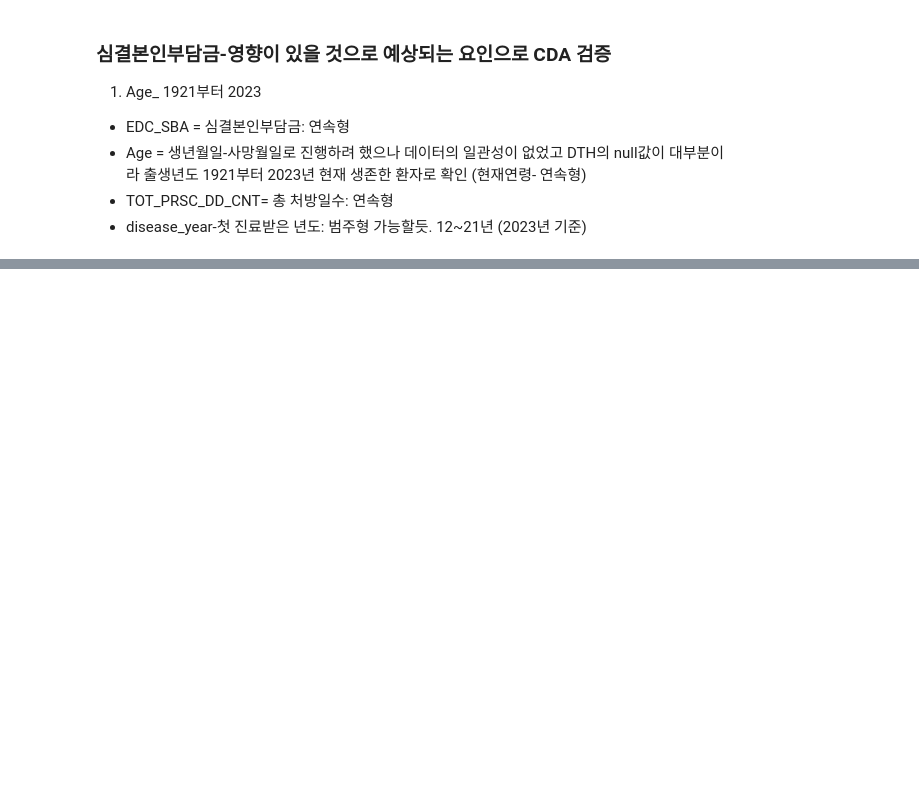
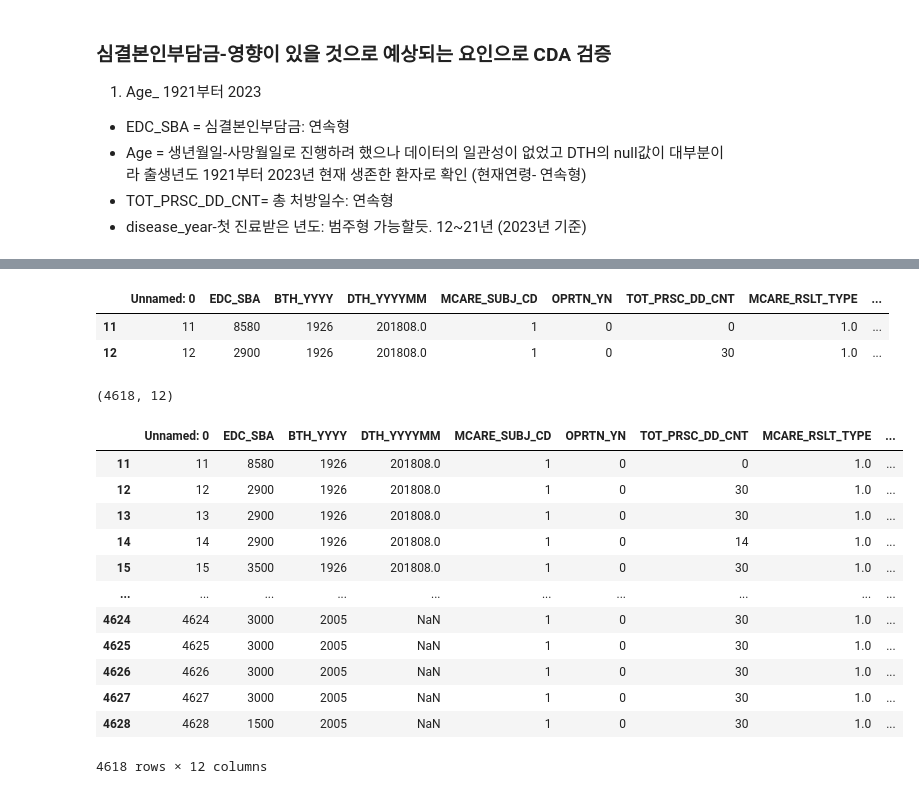
Before and after one commit to KKKKKIKKKK/toy_data_analysiss, a Jupyter notebook: codes/CDA/JoinCollectionNSC2_CDA_SA.ipynb, the cells around one changed output, grey strips where cells are left out. Saved outputs shown, nothing was run; the diff lists cells and outputs as text; code cells hidden in the pictures; blank space fills up the shorter version.

```diff
--- a/codes/CDA/JoinCollectionNSC2_CDA_SA.ipynb
+++ b/codes/CDA/JoinCollectionNSC2_CDA_SA.ipynb
@@ -33,0 +60,5 @@ df_BM ## 고혈압환자들만 select
+# %%
+def present(birth_year):
+    current_year = pd.to_datetime('today').year  # 현재 연도 가져오기
+    return current_year - birth_year.year
+## chatGPT에게 도움을 받음.
@@ -33,0 +73,7 @@ df_BM ## 고혈압환자들만 select
+# %%
+## 현재 기준으로 진료 받은 년차
+def disease(year) :
+    result = 2023 - year
+    return result
+# %%
+df_BMA['disease_year']= df_BMA['STD_YYYY'].apply(disease) ## 현재 기준으로 진료 받은 년차
@@ -33,0 +86,26 @@ df_BM ## 고혈압환자들만 select
+# %%
+df_BMA[:2]
+# %% [output]
+|  | Unnamed: 0 | EDC_SBA | BTH_YYYY | DTH_YYYYMM | MCARE_SUBJ_CD | OPRTN_YN | TOT_PRSC_DD_CNT | MCARE_RSLT_TYPE | ... |
+| 11 | 11 | 8580 | 1926 | 201808.0 | 1 | 0 | 0 | 1.0 | ... |
+| 12 | 12 | 2900 | 1926 | 201808.0 | 1 | 0 | 30 | 1.0 | ... |
+# %%
+df_BMA.shape
+# %% [output]
+(4618, 12)
+# %%
+df_BMA
+# %% [output]
+|  | Unnamed: 0 | EDC_SBA | BTH_YYYY | DTH_YYYYMM | MCARE_SUBJ_CD | OPRTN_YN | TOT_PRSC_DD_CNT | MCARE_RSLT_TYPE | ... |
+| 11 | 11 | 8580 | 1926 | 201808.0 | 1 | 0 | 0 | 1.0 | ... |
+| 12 | 12 | 2900 | 1926 | 201808.0 | 1 | 0 | 30 | 1.0 | ... |
+| 13 | 13 | 2900 | 1926 | 201808.0 | 1 | 0 | 30 | 1.0 | ... |
+| 14 | 14 | 2900 | 1926 | 201808.0 | 1 | 0 | 14 | 1.0 | ... |
+| 15 | 15 | 3500 | 1926 | 201808.0 | 1 | 0 | 30 | 1.0 | ... |
+| ... | ... | ... | ... | ... | ... | ... | ... | ... | ... |
+| 4624 | 4624 | 3000 | 2005 | NaN | 1 | 0 | 30 | 1.0 | ... |
+| 4625 | 4625 | 3000 | 2005 | NaN | 1 | 0 | 30 | 1.0 | ... |
+| 4626 | 4626 | 3000 | 2005 | NaN | 1 | 0 | 30 | 1.0 | ... |
+| 4627 | 4627 | 3000 | 2005 | NaN | 1 | 0 | 30 | 1.0 | ... |
+| 4628 | 4628 | 1500 | 2005 | NaN | 1 | 0 | 30 | 1.0 | ... |
+4618 rows × 12 columns
```
Also changed, not shown: parts of 25 cells of this notebook, 1 other file.
